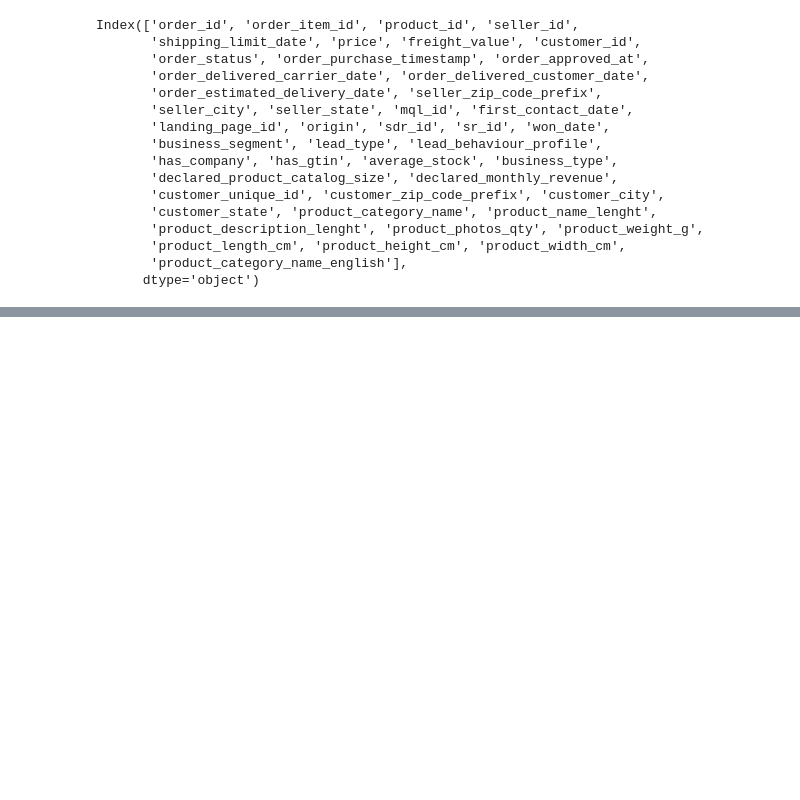
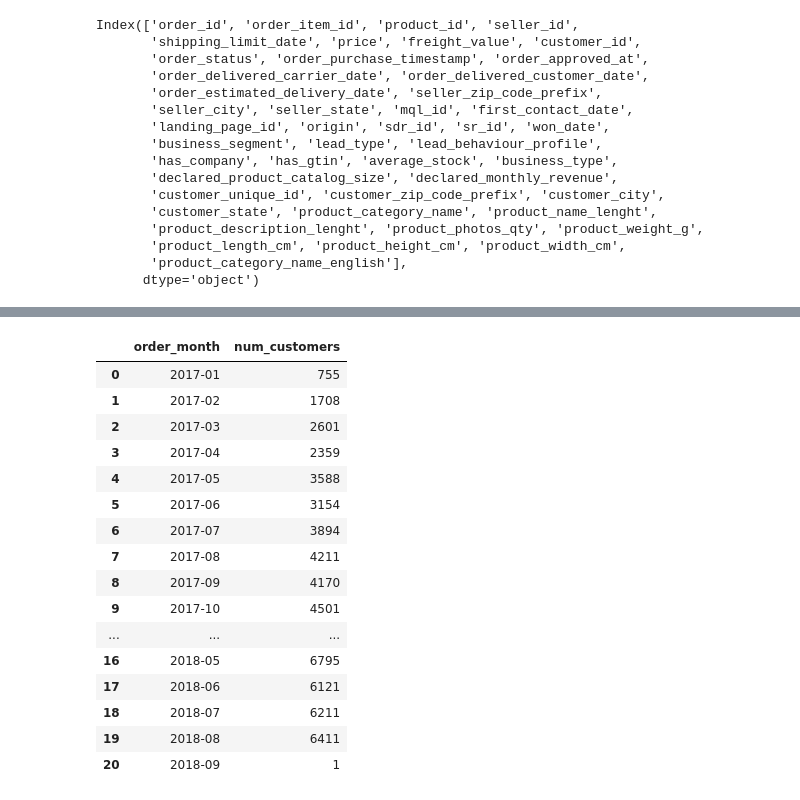
Before and after one commit to datastraine/kaggle, a Jupyter notebook: OLIST/SamCart.ipynb, the cells around one changed output, grey strips where cells are left out. Drawn from its saved outputs; the diff is of its cells as text; code cells hidden in the pictures; blank space fills up the shorter version.

```diff
--- a/OLIST/SamCart.ipynb
+++ b/OLIST/SamCart.ipynb
@@ -376,0 +480,22 @@ final
+# %%
+cust_values = final[['customer_unique_id', 'order_month']].groupby('order_month')[['customer_unique_id']].nunique().reset_index()
+cust_values.rename(columns={'customer_unique_id':'num_customers'}, inplace=True)
+cust_values
+# %% [output]
+|  | order_month | num_customers |
+| 0 | 2017-01 | 755 |
+| 1 | 2017-02 | 1708 |
+| 2 | 2017-03 | 2601 |
+| 3 | 2017-04 | 2359 |
+| 4 | 2017-05 | 3588 |
+| 5 | 2017-06 | 3154 |
+| 6 | 2017-07 | 3894 |
+| 7 | 2017-08 | 4211 |
+| 8 | 2017-09 | 4170 |
+| 9 | 2017-10 | 4501 |
+| ... | ... | ... |
+| 16 | 2018-05 | 6795 |
+| 17 | 2018-06 | 6121 |
+| 18 | 2018-07 | 6211 |
+| 19 | 2018-08 | 6411 |
+| 20 | 2018-09 | 1 |
```
Also changed, not shown: parts of 12 cells of this notebook.
